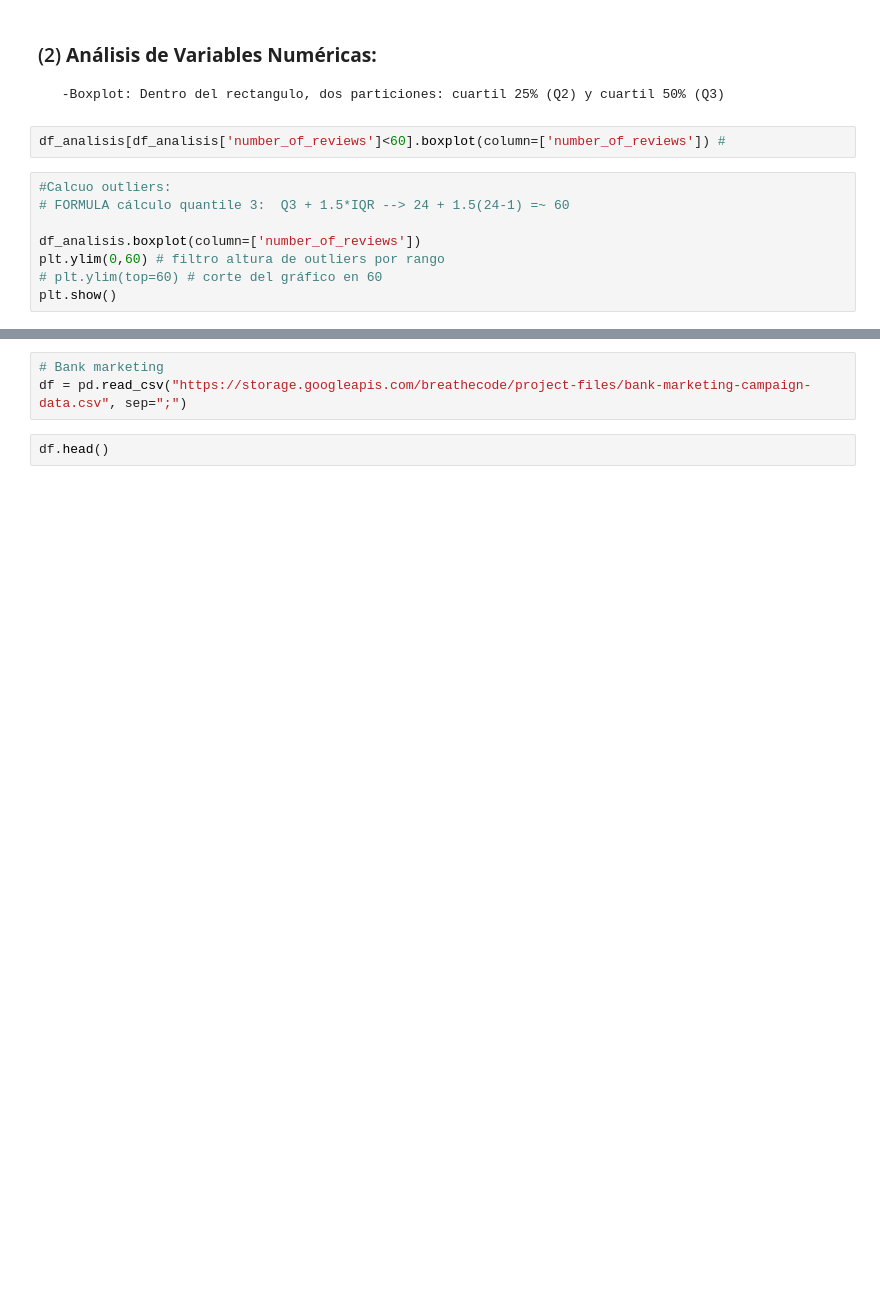
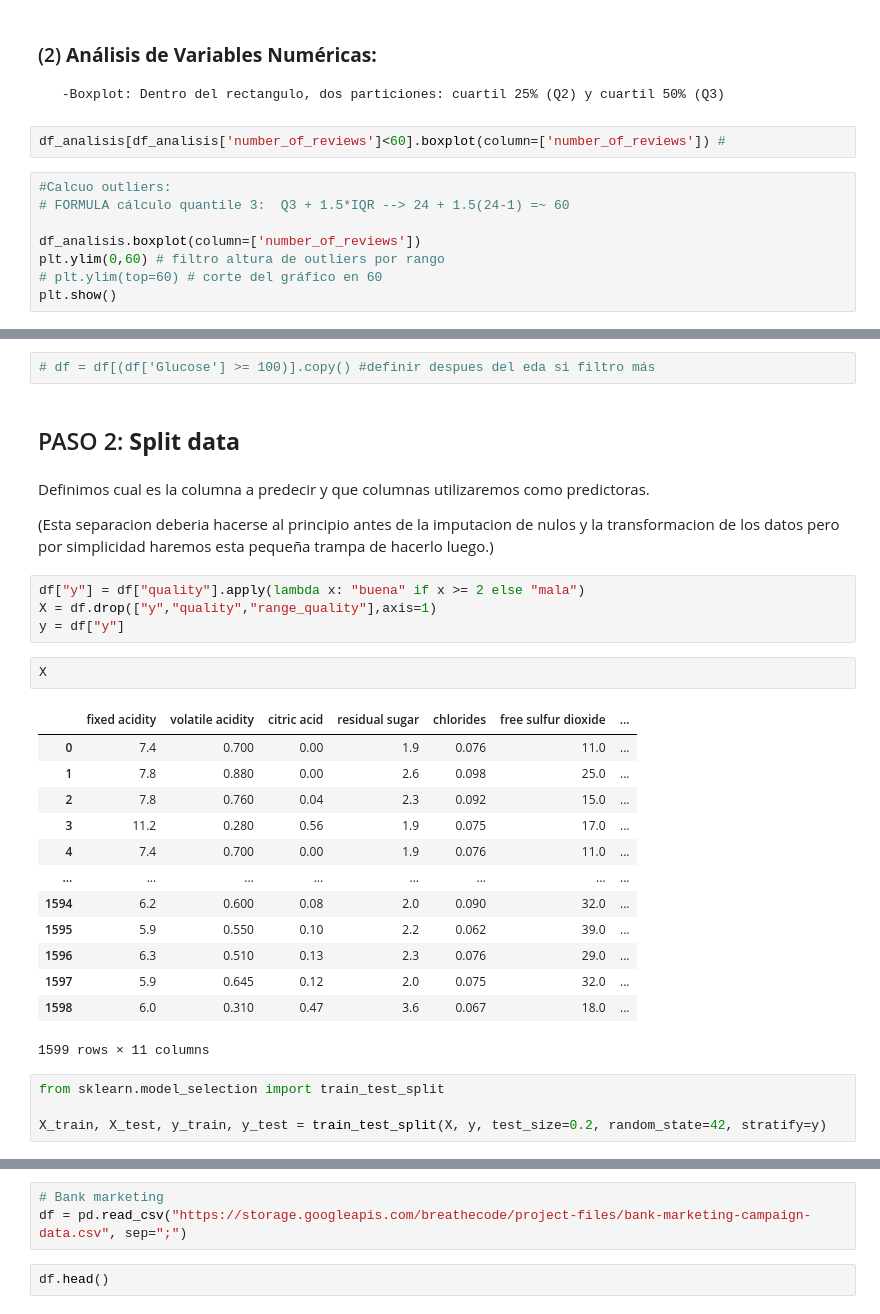
Before and after one commit to 4GeeksAcademy/CristinaChico_ML23-KNN-WineQuality, a Jupyter notebook: src/KNN-WineQuality_ML.ipynb, the cells around one changed output, grey strips where cells are left out. Drawn from its saved outputs; the diff is of its cells as text; blank space fills up the shorter version.

```diff
--- a/src/KNN-WineQuality_ML.ipynb
+++ b/src/KNN-WineQuality_ML.ipynb
@@ -532,0 +401,38 @@ print("X_test_scaled:", X_test_scaled.shape)
+# %%
+# df = df[(df['Glucose'] >= 100)].copy() #definir despues del eda si filtro más
+# %% [markdown]
+## PASO 2: **Split data**
+# %% [markdown]
+
+
+
+
+
+
+Definimos cual es la columna a predecir y que columnas utilizaremos como predictoras.
+
+(Esta separacion deberia hacerse al principio antes de la imputacion de nulos y la transformacion de los datos pero por simplicidad haremos esta pequeña trampa de hacerlo luego.)
+# %%
+df["y"] = df["quality"].apply(lambda x: "buena" if x >= 2 else "mala")
+X = df.drop(["y","quality","range_quality"],axis=1)
+y = df["y"]
+# %%
+X
+# %% [output]
+|  | fixed acidity | volatile acidity | citric acid | residual sugar | chlorides | free sulfur dioxide | ... |
+| 0 | 7.4 | 0.700 | 0.00 | 1.9 | 0.076 | 11.0 | ... |
+| 1 | 7.8 | 0.880 | 0.00 | 2.6 | 0.098 | 25.0 | ... |
+| 2 | 7.8 | 0.760 | 0.04 | 2.3 | 0.092 | 15.0 | ... |
+| 3 | 11.2 | 0.280 | 0.56 | 1.9 | 0.075 | 17.0 | ... |
+| 4 | 7.4 | 0.700 | 0.00 | 1.9 | 0.076 | 11.0 | ... |
+| ... | ... | ... | ... | ... | ... | ... | ... |
+| 1594 | 6.2 | 0.600 | 0.08 | 2.0 | 0.090 | 32.0 | ... |
+| 1595 | 5.9 | 0.550 | 0.10 | 2.2 | 0.062 | 39.0 | ... |
+| 1596 | 6.3 | 0.510 | 0.13 | 2.3 | 0.076 | 29.0 | ... |
+| 1597 | 5.9 | 0.645 | 0.12 | 2.0 | 0.075 | 32.0 | ... |
+| 1598 | 6.0 | 0.310 | 0.47 | 3.6 | 0.067 | 18.0 | ... |
+1599 rows × 11 columns
+# %%
+from sklearn.model_selection import train_test_split
+
+X_train, X_test, y_train, y_test = train_test_split(X, y, test_size=0.2, random_state=42, stratify=y)
```
Also changed, not shown: parts of 135 cells of this notebook, 2 other files.
